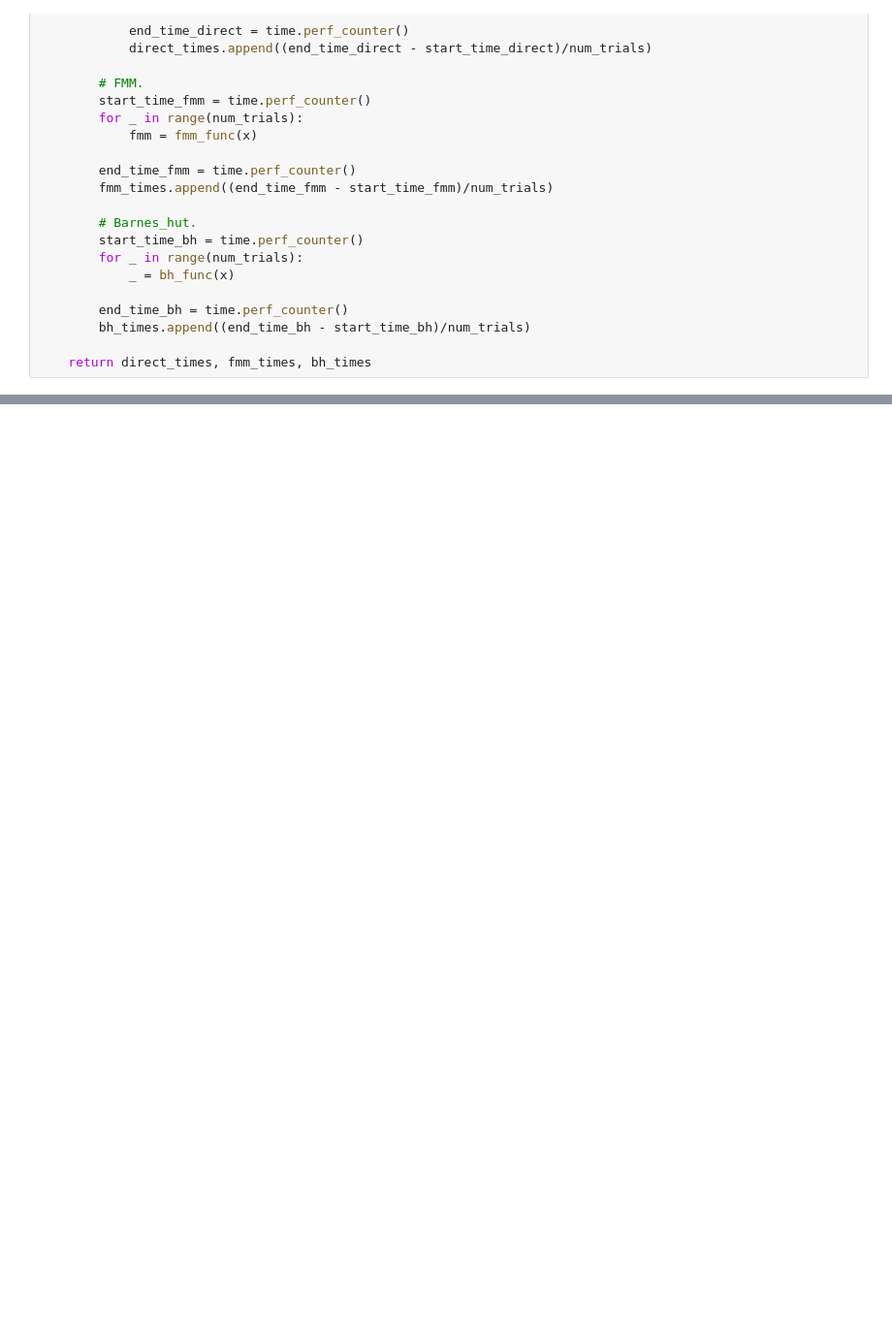
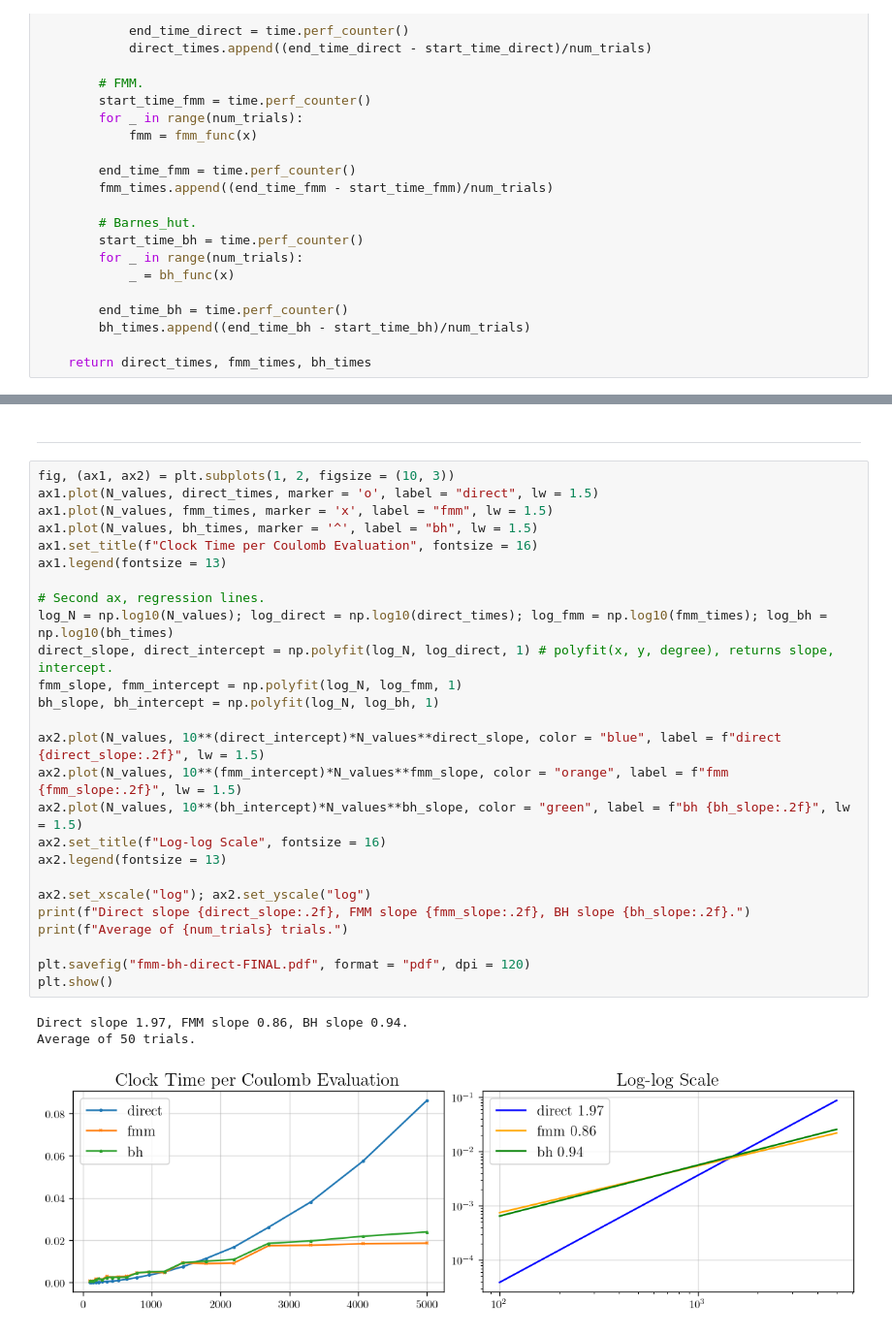
Before and after one commit to fredwdickinson/dissertation, a Jupyter notebook: code/notebooks/09_fmm.ipynb, the cells around one changed output, grey strips where cells are left out. Shown at 97% size. Saved outputs shown, nothing was run; the diff lists cells and outputs as text; blank space fills up the shorter version.

```diff
--- a/code/notebooks/09_fmm.ipynb
+++ b/code/notebooks/09_fmm.ipynb
@@ -118,0 +116,32 @@ Direct slope 1.97, FMM slope 1.00, BH slope 1.03.
+# %% [markdown]
+---
+# %%
+fig, (ax1, ax2) = plt.subplots(1, 2, figsize = (10, 3))
+ax1.plot(N_values, direct_times, marker = 'o', label = "direct", lw = 1.5)
+ax1.plot(N_values, fmm_times, marker = 'x', label = "fmm", lw = 1.5)
+ax1.plot(N_values, bh_times, marker = '^', label = "bh", lw = 1.5)
+ax1.set_title(f"Clock Time per Coulomb Evaluation", fontsize = 16)
+ax1.legend(fontsize = 13)
+
+# Second ax, regression lines.
+log_N = np.log10(N_values); log_direct = np.log10(direct_times); log_fmm = np.log10(fmm_times); log_bh = np.log10(bh_times)
+direct_slope, direct_intercept = np.polyfit(log_N, log_direct, 1) # polyfit(x, y, degree), returns slope, intercept.
+fmm_slope, fmm_intercept = np.polyfit(log_N, log_fmm, 1)
+bh_slope, bh_intercept = np.polyfit(log_N, log_bh, 1)
+
+ax2.plot(N_values, 10**(direct_intercept)*N_values**direct_slope, color = "blue", label = f"direct {direct_slope:.2f}", lw = 1.5)
+ax2.plot(N_values, 10**(fmm_intercept)*N_values**fmm_slope, color = "orange", label = f"fmm {fmm_slope:.2f}", lw = 1.5)
+ax2.plot(N_values, 10**(bh_intercept)*N_values**bh_slope, color = "green", label = f"bh {bh_slope:.2f}", lw = 1.5)
+ax2.set_title(f"Log-log Scale", fontsize = 16)
+ax2.legend(fontsize = 13)
+
+ax2.set_xscale("log"); ax2.set_yscale("log")
+print(f"Direct slope {direct_slope:.2f}, FMM slope {fmm_slope:.2f}, BH slope {bh_slope:.2f}.")
+print(f"Average of {num_trials} trials.")
+
+plt.savefig("fmm-bh-direct-FINAL.pdf", format = "pdf", dpi = 120)
+plt.show()
+# %% [output]
+Direct slope 1.97, FMM slope 0.86, BH slope 0.94.
+Average of 50 trials.
+[figure, added]
```
Also changed, not shown: parts of 3 cells of this notebook, 4 other files.
